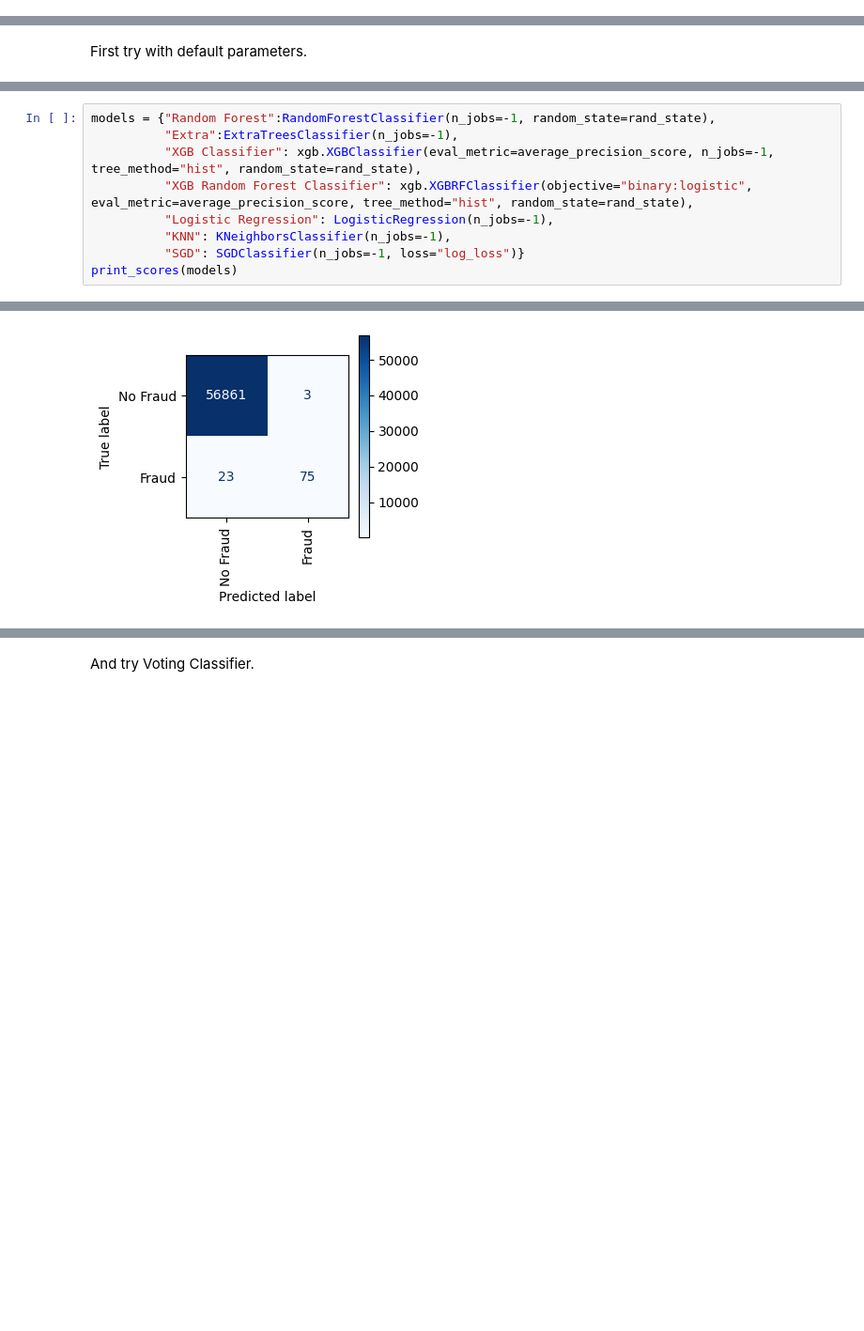
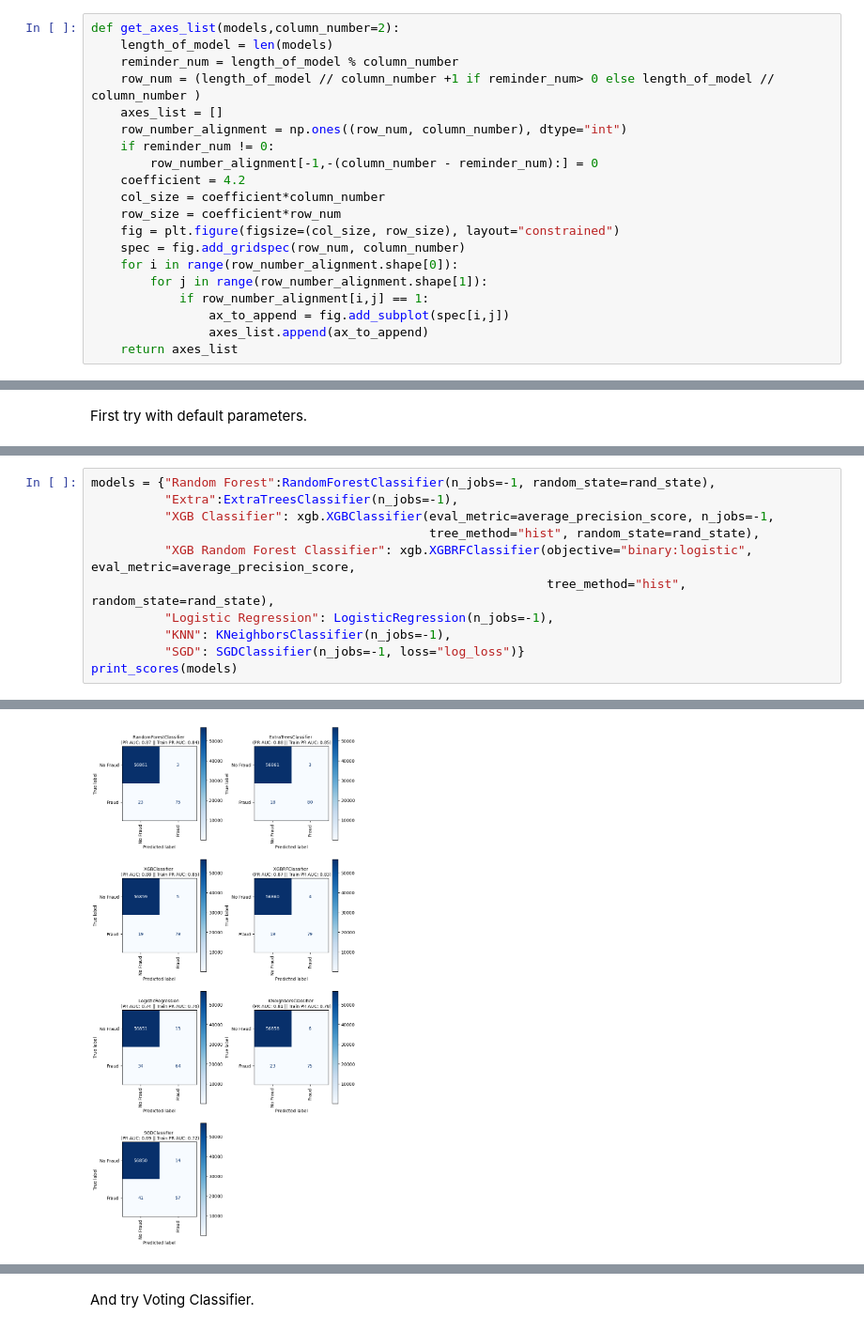
Before and after one commit to abdullahkavakli/Credit-Card-Fraud-Detection-Using-KNN, a Jupyter notebook: Credit Card Fraud Detection.ipynb, the cells around one changed output, grey strips where cells are left out. Shown at 94% size. Saved outputs shown, nothing was run; the diff lists cells and outputs as text; blank space fills up the shorter version.

```diff
--- a/Credit Card Fraud Detection.ipynb
+++ b/Credit Card Fraud Detection.ipynb
@@ -286,0 +252,20 @@ def tune_sgd_bayes(X=X_train_scaled, y=y_train, scoring="average_precision",cv=k
+# %%
+def get_axes_list(models,column_number=2):
+    length_of_model = len(models)
+    reminder_num = length_of_model % column_number
+    row_num = (length_of_model // column_number +1 if reminder_num> 0 else length_of_model // column_number )
+    axes_list = []
+    row_number_alignment = np.ones((row_num, column_number), dtype="int")
+    if reminder_num != 0:
+        row_number_alignment[-1,-(column_number - reminder_num):] = 0
+    coefficient = 4.2
+    col_size = coefficient*column_number
+    row_size = coefficient*row_num
+    fig = plt.figure(figsize=(col_size, row_size), layout="constrained")
+    spec = fig.add_gridspec(row_num, column_number)
+    for i in range(row_number_alignment.shape[0]):
+        for j in range(row_number_alignment.shape[1]):
+            if row_number_alignment[i,j] == 1:
+                ax_to_append = fig.add_subplot(spec[i,j])
+                axes_list.append(ax_to_append)
+    return axes_list
@@ -291,8 +331,10 @@ First try with default parameters.
 # %%
 models = {"Random Forest":RandomForestClassifier(n_jobs=-1, random_state=rand_state),
           "Extra":ExtraTreesClassifier(n_jobs=-1),
-          "XGB Classifier": xgb.XGBClassifier(eval_metric=average_precision_score, n_jobs=-1, tree_method="hist", random_state=rand_state),
-          "XGB Random Forest Classifier": xgb.XGBRFClassifier(objective="binary:logistic", eval_metric=average_precision_score, tree_method="hist", random_state=rand_state),
+          "XGB Classifier": xgb.XGBClassifier(eval_metric=average_precision_score, n_jobs=-1,
+                                              tree_method="hist", random_state=rand_state),
+          "XGB Random Forest Classifier": xgb.XGBRFClassifier(objective="binary:logistic", eval_metric=average_precision_score,
+                                                              tree_method="hist", random_state=rand_state),
           "Logistic Regression": LogisticRegression(n_jobs=-1),
           "KNN": KNeighborsClassifier(n_jobs=-1),
           "SGD": SGDClassifier(n_jobs=-1, loss="log_loss")}
@@ -302 +343 @@ RandomForestClassifier (AP score: 0.8691 || Train CV AP Score: 0.8427)
-[figure, old version]
+[figure, new version]
```
Also changed, not shown: parts of 26 cells of this notebook.
